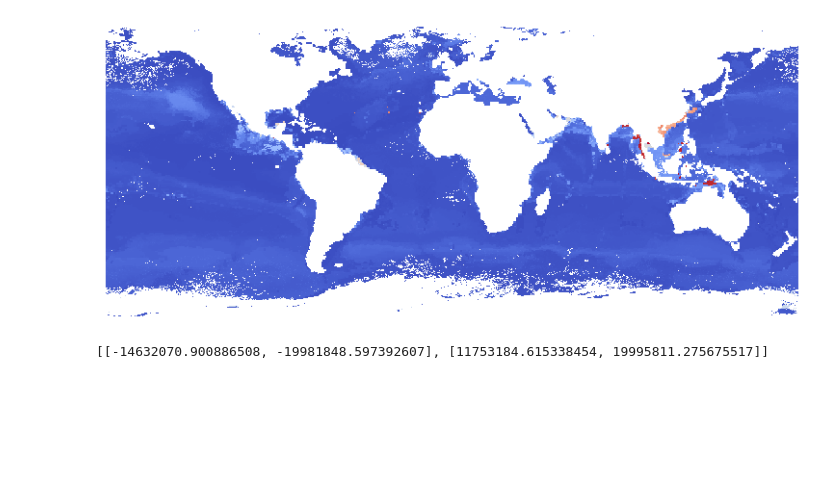
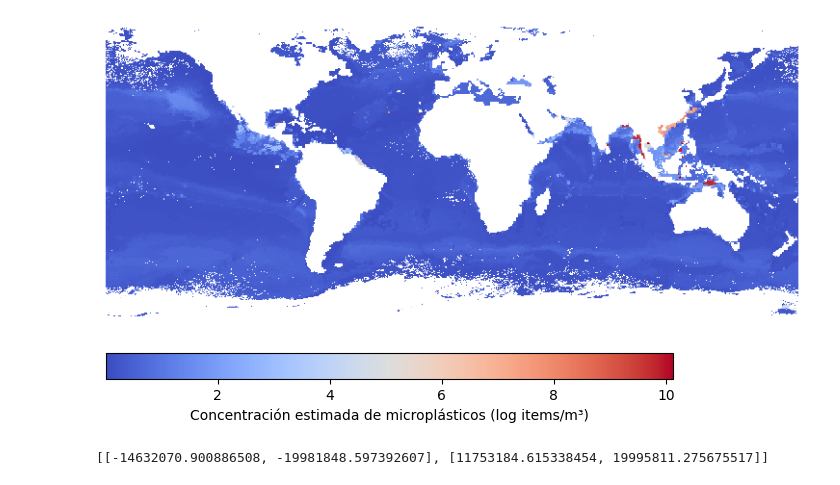
Before and after one commit to 4GeeksAcademy/loreykil_proyecto_final, a Jupyter notebook: notebooks/data_rasterizar_mapa.ipynb, the cells around one changed output. Saved outputs shown, nothing was run; the diff lists cells and outputs as text; code cells hidden in the pictures; blank space fills up the shorter version.

Commit message:
añadir leyenda mapa

```diff
--- a/notebooks/data_rasterizar_mapa.ipynb
+++ b/notebooks/data_rasterizar_mapa.ipynb
@@ -195,6 +195,31 @@ plt.savefig(
 )
 # %% [output]
 [figure]
+# %%
+
+import matplotlib as mpl
+# Rango (usa los mismos que en el mapa)
+vmin = gdf["microplastics_log_est"].min()
+vmax = gdf["microplastics_log_est"].max()
+fig, ax = plt.subplots(figsize=(6, 1))
+
+norm = mpl.colors.Normalize(vmin=vmin, vmax=vmax)
+cmap = mpl.cm.coolwarm
+
+cb = mpl.colorbar.ColorbarBase(
+    ax,
+    cmap=cmap,
+    norm=norm,
+    orientation="horizontal"
+)
+
+cb.set_label("Concentración estimada de microplásticos (log items/m³)")
+
+plt.tight_layout()
+plt.savefig("leyenda_microplasticos.png", dpi=300, bbox_inches="tight")
+plt.show()
+# %% [output]
+[figure, added]
 # %%
 from rasterio.warp import calculate_default_transform, reproject, Resampling
 
```
Also changed, not shown: parts of 1 cell of this notebook, 2 other files.
